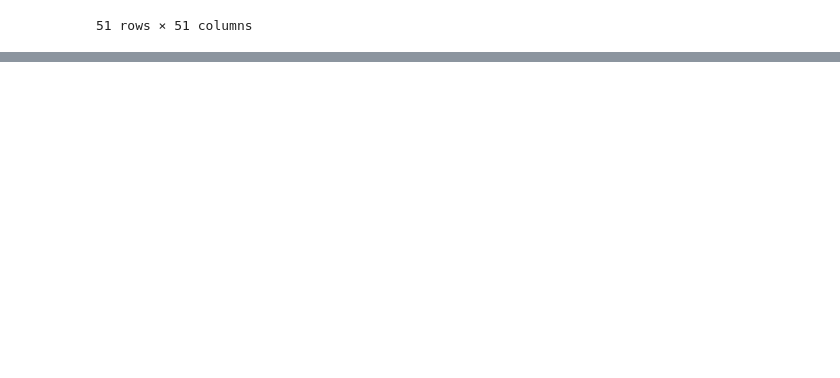
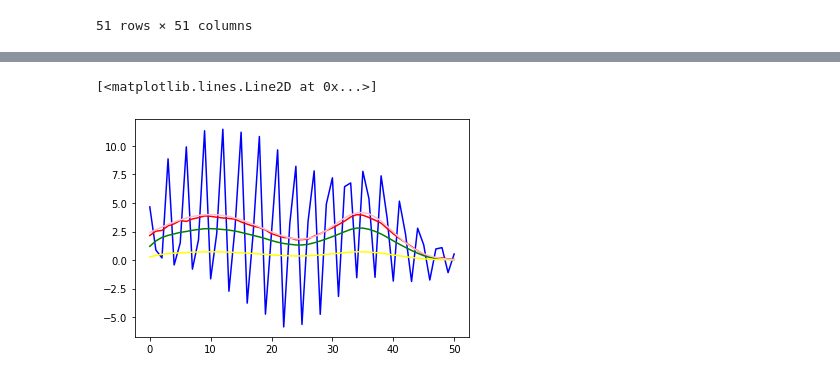
Before and after one commit to elladetic/STEM_GAMES_2022, a Jupyter notebook: Dan 1/code.ipynb, the cells around one changed output, grey strips where cells are left out. Drawn from its saved outputs; the diff is of its cells as text; code cells hidden in the pictures; blank space fills up the shorter version.

```diff
--- a/Dan 1/code.ipynb
+++ b/Dan 1/code.ipynb
@@ -163,0 +214,13 @@ x_4 = np.dot(np.linalg.inv(np.dot(np.transpose(H),H) + 10 * np.identity(51)), np
+# %%
+plt.plot(i, x_1, color="blue")
+plt.plot(i, x_2, color="red")
+plt.plot(i, x_3, color="green")
+plt.plot(i, x_4, color = "yellow")
+plt.plot(i, x_real, color="pink")
+
+#Vidimo da kod x_1 sto je dobiven rjesavanjem linearnog sustava je najgori i ima velike oscilacije. Kod x_2 gdje je lambda najmanji
+#vidimo da su oscilacije najmanje, a kod x_3 i x_4 vidimo da su glatke al vece su oscijalcije nego kod x_2
+#Ovdje se isto lijepo vidi kako crvena linija (x_2 za lambda=0.1) lijepo prati rozu liniju (x_real)
+# %% [output]
+[<matplotlib.lines.Line2D at 0x...>]
+[figure, added]
```
Also changed, not shown: parts of 3 cells of this notebook.
